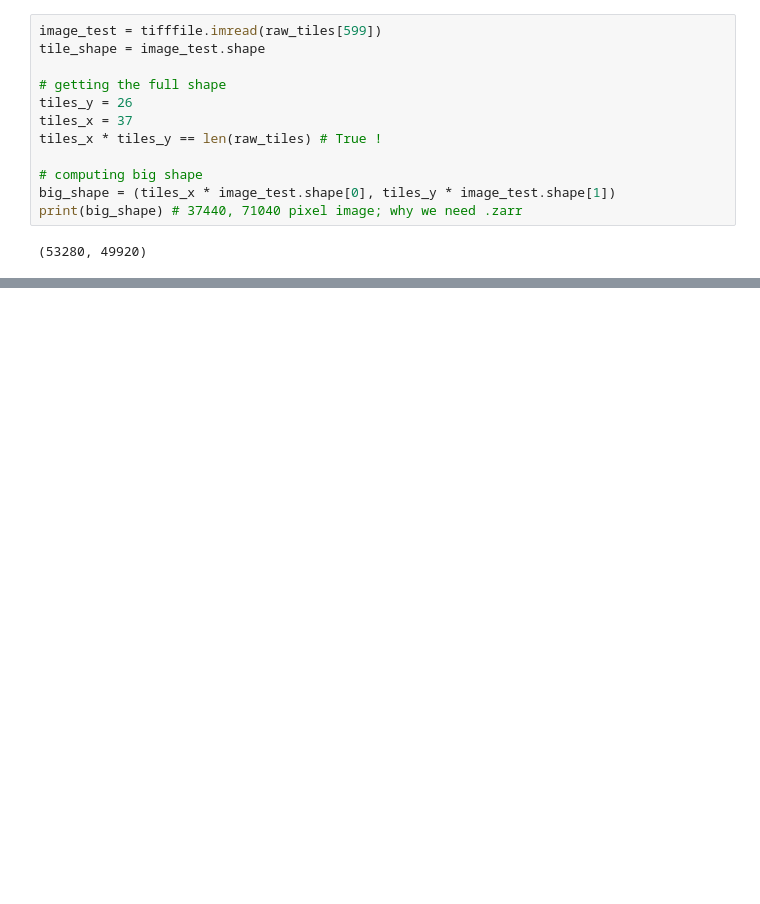
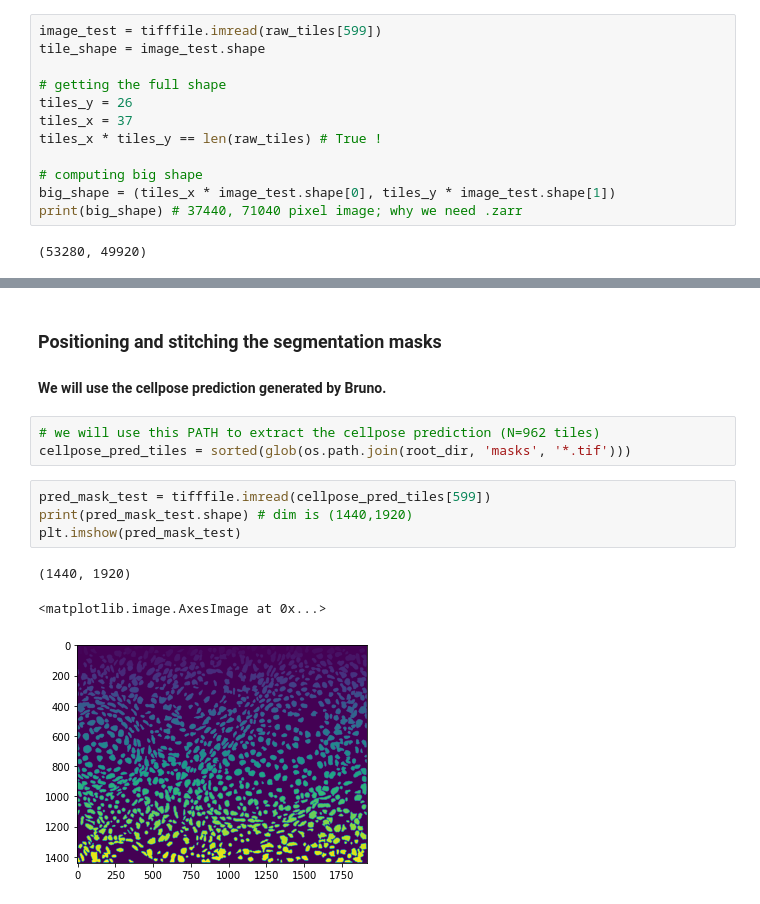
Before and after one commit to lmanan/underground, a Jupyter notebook: Mobie_preparation.ipynb, the cells around one changed output, grey strips where cells are left out. Cells and saved outputs as stored; diff of their text form; blank space fills up the shorter version.

Commit message:
Add segmentation mask logic

```diff
--- a/Mobie_preparation.ipynb
+++ b/Mobie_preparation.ipynb
@@ -73,0 +69,15 @@ To install the default backend (currently PyQt5), run "pip install napari[all]"
+# %% [markdown]
+### Positioning and stitching the segmentation masks
+
+#### We will use the cellpose prediction generated by Bruno.
+# %%
+# we will use this PATH to extract the cellpose prediction (N=962 tiles)
+cellpose_pred_tiles = sorted(glob(os.path.join(root_dir, 'masks', '*.tif')))
+# %%
+pred_mask_test = tifffile.imread(cellpose_pred_tiles[599])
+print(pred_mask_test.shape) # dim is (1440,1920)
+plt.imshow(pred_mask_test)
+# %% [output]
+(1440, 1920)
+<matplotlib.image.AxesImage at 0x...>
+[figure, added]
```
Also changed, not shown: parts of 15 cells of this notebook.
